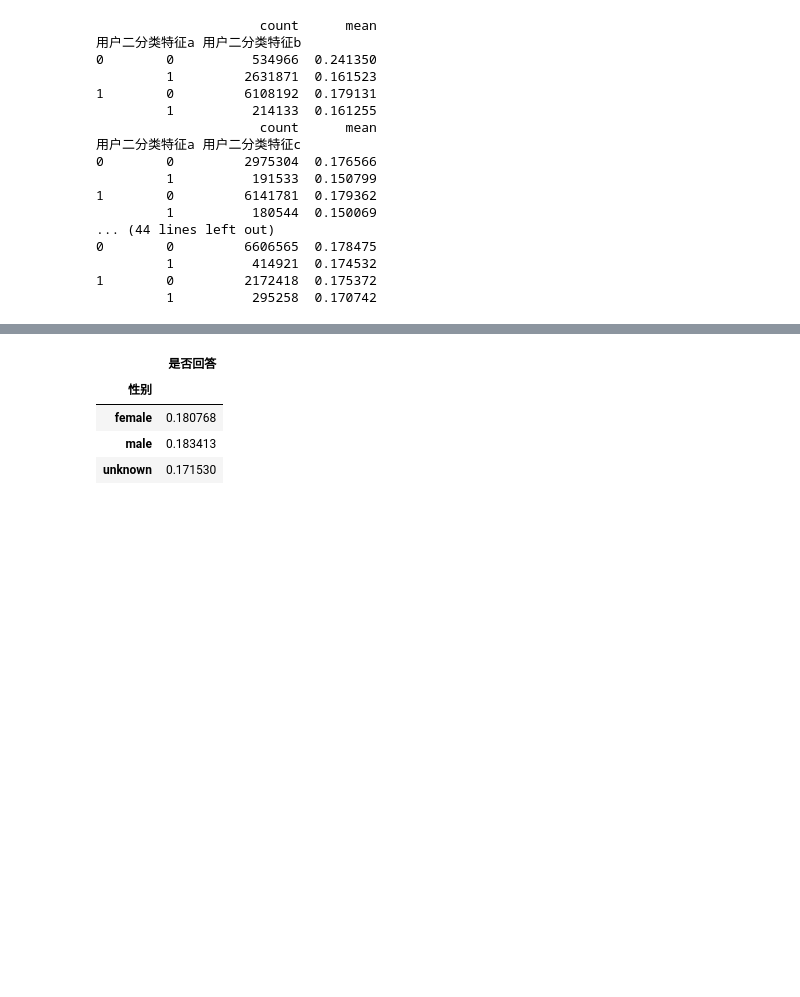
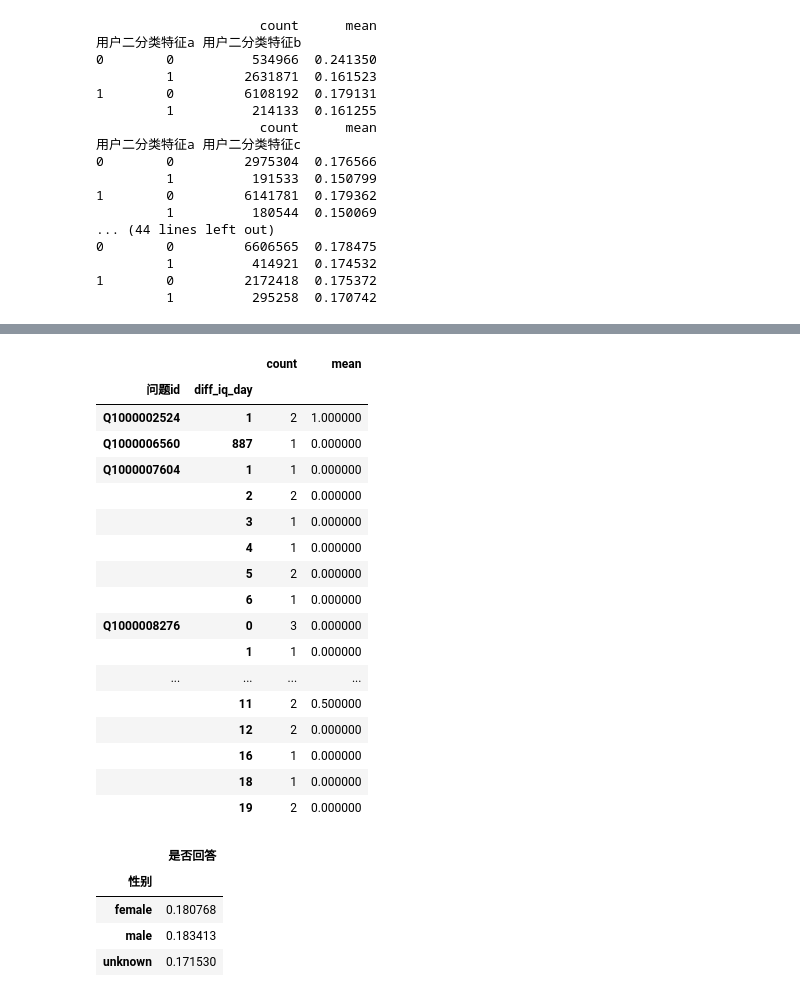
Before and after one commit to goodbyeearth/zhcup, a Jupyter notebook: explore/data_explore.ipynb, the cells around one changed output, grey strips where cells are left out. Saved outputs shown, nothing was run; the diff lists cells and outputs as text; code cells hidden in the pictures; blank space fills up the shorter version.

```diff
--- a/explore/data_explore.ipynb
+++ b/explore/data_explore.ipynb
@@ -225,6 +193,13 @@ for i in range(len(cross_feat)):
 1        0         2172418  0.175372
          1          295258  0.170742
 # %%
-base_feat = ['问题id']
-cross_feat = ['性别','访问频率','用户二分类特征a','用户二分类特征b','用户二分类特征c','用户二分类特征d','用户二分类特征e',
-              '用户多分类特征a','用户多分类特征b','用户多分类特征c','用户多分类特征d','用户多分类特征e','盐值']
+base_feat = '问题id'
+cross_feat = ['性别', '访问频率', '桶盐值',
+              '用户二分类特征a','用户二分类特征b','用户二分类特征c','用户二分类特征d','用户二分类特征e',
+              '用户多分类特征a','用户多分类特征b','用户多分类特征c','用户多分类特征d','用户多分类特征e',
+              'diff_iq_day', 'diff_iq_hour', 'intersection_ft_count', 'intersection_it_count']
+l = []
+for cf in cross_feat:
+    if base_feat != cf:
+        logging.info('%s', cf)
+        l.append(train.groupby([base_feat, cf])['是否回答'].agg(['count','mean']))
@@ -230,0 +224,21 @@ cross_feat = ['性别','访问频率','用户二分类特征a','用户二分类
+# %%
+l[13][:60]
+# %% [output]
+|  |  | count | mean |
+| 问题id | diff_iq_day |  |  |
+| Q1000002524 | 1 | 2 | 1.000000 |
+| Q1000006560 | 887 | 1 | 0.000000 |
+| Q1000007604 | 1 | 1 | 0.000000 |
+|  | 2 | 2 | 0.000000 |
+|  | 3 | 1 | 0.000000 |
+|  | 4 | 1 | 0.000000 |
+|  | 5 | 2 | 0.000000 |
+|  | 6 | 1 | 0.000000 |
+| Q1000008276 | 0 | 3 | 0.000000 |
+|  | 1 | 1 | 0.000000 |
+| ... | ... | ... | ... |
+|  | 11 | 2 | 0.500000 |
+|  | 12 | 2 | 0.000000 |
+|  | 16 | 1 | 0.000000 |
+|  | 18 | 1 | 0.000000 |
+|  | 19 | 2 | 0.000000 |
```
Also changed, not shown: parts of 16 cells of this notebook, 5 other files.
